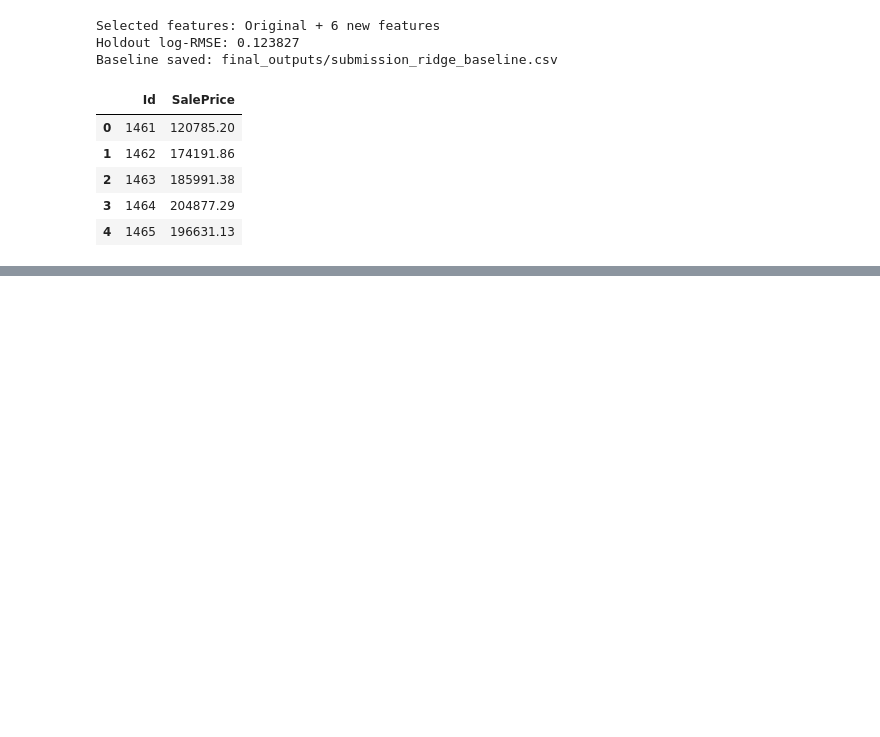
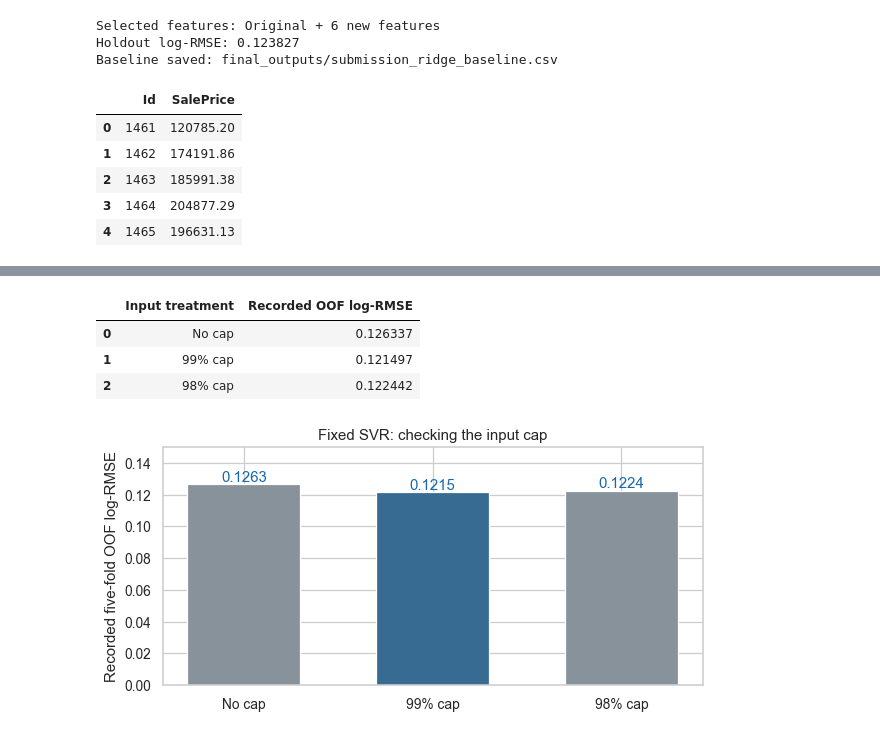
Before and after one commit to onoizu/ames-house-price-prediction, a Jupyter notebook: house_prices_final.ipynb, the cells around one changed output, grey strips where cells are left out. Saved outputs shown, nothing was run; the diff lists cells and outputs as text; code cells hidden in the pictures; blank space fills up the shorter version.

```diff
--- a/house_prices_final.ipynb
+++ b/house_prices_final.ipynb
@@ -768,0 +572,27 @@ Rebuilding the final CSV does not retrain stacking, the R branch, TabICLv2 or Ku
+# %%
+candidates = pd.read_csv(asset_path("experiment_records", "v3_candidates")).set_index("model")
+specifications = json.loads(asset_path("experiment_records", "v3_specs").read_text())
+cap_trials = ["svr_fine_c10_g0.0001", "svr_advanced_clip99_c10_g0.0001",
+              "svr_advanced_clip98_c10_g0.0001"]
+for name in cap_trials[1:]:
+    assert specifications[name]["params"] == specifications[cap_trials[0]]["params"]
+cap_comparison = pd.DataFrame({
+    "Input treatment": ["No cap", "99% cap", "98% cap"],
+    "Recorded OOF log-RMSE": candidates.loc[cap_trials, "oof_log_rmse"].to_numpy(),
+})
+display(cap_comparison)
+fig, ax = plt.subplots(figsize=(7, 3.5))
+bars = ax.bar(cap_comparison["Input treatment"], cap_comparison["Recorded OOF log-RMSE"],
+              color=["#88929B", "#386B92", "#88929B"], width=0.6)
+for bar in bars:
+    ax.text(bar.get_x() + bar.get_width() / 2, bar.get_height() + 0.002,
+            f"{bar.get_height():.4f}", ha="center", color="#1769AA")
+ax.set(ylim=(0, 0.15), ylabel="Recorded five-fold OOF log-RMSE", title="Fixed SVR: checking the input cap")
+plt.tight_layout()
+plt.show()
+# %% [output]
+|  | Input treatment | Recorded OOF log-RMSE |
+| 0 | No cap | 0.126337 |
+| 1 | 99% cap | 0.121497 |
+| 2 | 98% cap | 0.122442 |
+[figure, added]
```
Also changed, not shown: parts of 75 cells of this notebook, 2 other files.
